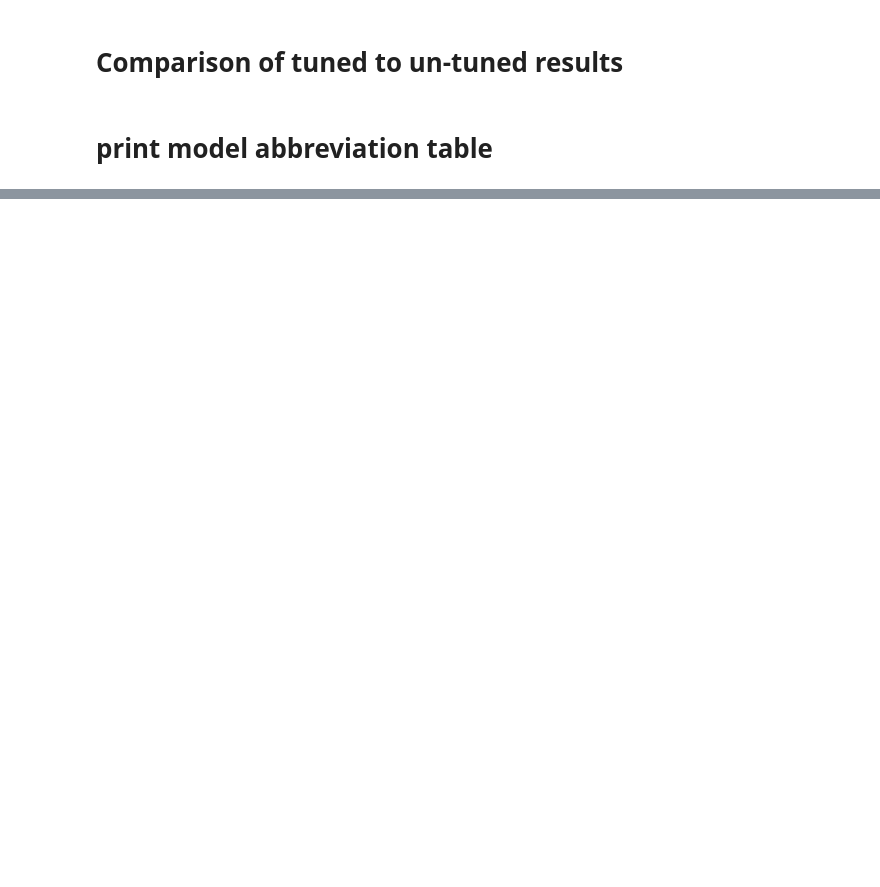
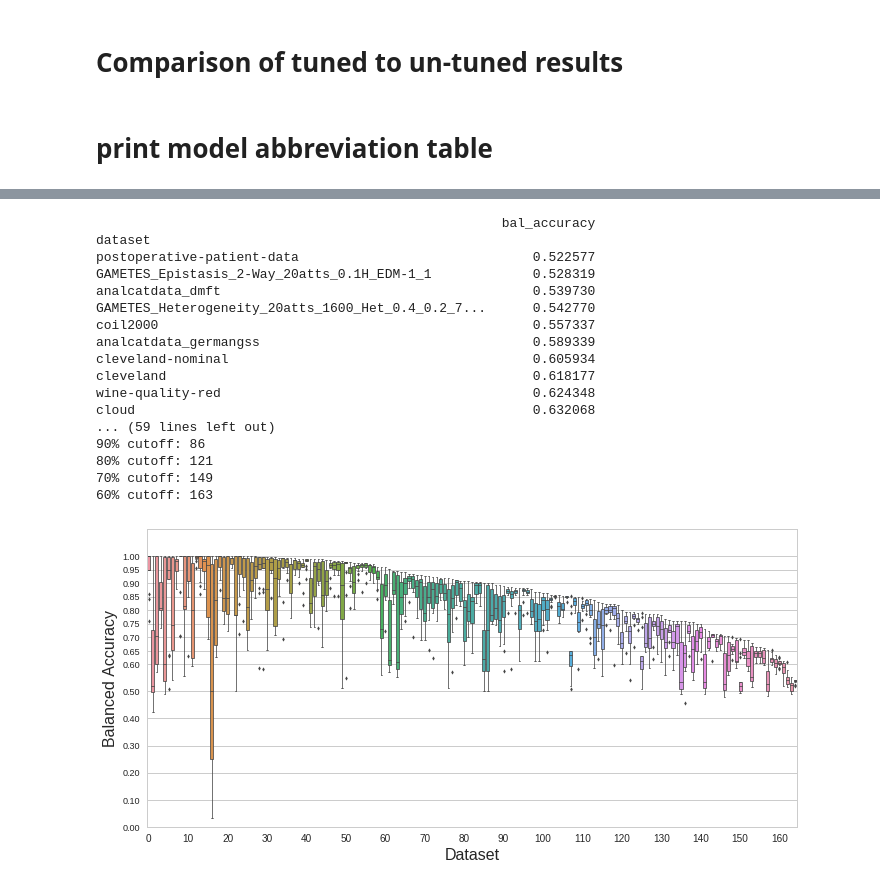
Before and after one commit to rhiever/sklearn-benchmarks, a Jupyter notebook: notebooks/analyze-sklearn-benchmark.ipynb, the cells around one changed output, grey strips where cells are left out. Saved outputs shown, nothing was run; the diff lists cells and outputs as text; code cells hidden in the pictures; blank space fills up the shorter version.

```diff
--- a/notebooks/analyze-sklearn-benchmark.ipynb
+++ b/notebooks/analyze-sklearn-benchmark.ipynb
@@ -796,7 +987,7 @@ import matplotlib.pyplot as plt
 %matplotlib inline
 import pandas as pd
 
-data = pd.read_csv('sklearn-benchmark4-data.tsv.gz', sep='\t', names=['dataset',
+data = pd.read_csv('sklearn-benchmark5-data-edited.tsv.gz', sep='\t', names=['dataset',
                                                                      'classifier',
                                                                      'parameters',
                                                                      'accuracy']).fillna('')
@@ -977,0 +1183,12 @@ for m in model_nice_dict:
+# %%
+import pandas as pd
+
+data = pd.read_csv('sklearn-benchmark5-data-edited.tsv.gz', sep='\t', names=['dataset',
+                                                                     'classifier',
+                                                                     'parameters',
+                                                                     'accuracy',
+                                                                     'macrof1',
+                                                                     'bal_accuracy']).fillna('')
+data = data.groupby(['dataset','classifier'])['bal_accuracy'].max().reset_index()
+
+print(data[:5])
@@ -977,0 +1209,61 @@ for m in model_nice_dict:
+# %%
+import seaborn as sns
+
+datan = data.groupby(['dataset']).max().sort('bal_accuracy',ascending=False)
+# print(datan)
+
+datamv = data.groupby(['dataset']).median()+data.groupby(['dataset']).var()
+datamv = datamv.sort('bal_accuracy',ascending=True)
+
+# for i in datamv.index:
+#     print(data[i,'bal_accuracy'])
+print(datamv[::2])
+# print(datan.index)
+
+print(data['dataset'][:5])
+plt.figure(figsize=(10,5))
+sns.set_style("whitegrid")
+s=sns.boxplot(data=data,x='dataset',y='bal_accuracy',order=datan.index,fliersize=3,linewidth=0.75)
+s.set_xticks(np.arange(len(np.unique(data['dataset'])),step=10))
+s.set_xticklabels(np.arange(len(np.unique(data['dataset'])),step=10))
+yticks = np.hstack((np.arange(0.6,step=0.1),np.arange(0.6,1.05,step=0.05)))
+s.set_yticks(yticks)
+s.set_yticklabels(['{0:.2f}'.format(x) for x in yticks],size=9)
+plt.ylim(0,1.1)
+plt.ylabel('Balanced Accuracy',size=16)
+plt.xlabel('Dataset',size=16)
+h = plt.gcf()
+h.tight_layout()
+h.savefig('figs/boxplot_all.pdf',bbox_inches='tight')
+h.savefig('figs/boxplot_all.png',bbox_inches='tight')
+
+
+print('90% cutoff:',len(datan[datan['bal_accuracy']>=0.9]))
+print('80% cutoff:',len(datan[datan['bal_accuracy']>=0.8]))
+print('70% cutoff:',len(datan[datan['bal_accuracy']>=0.7]))
+print('60% cutoff:',len(datan[datan['bal_accuracy']>=0.6]))
+
+# for i,d in enumerate(datan.index):
+
+#     print('data set ',i,':',data['dataset'][d])
+# plt.gca().set_xticks(np.arange(len(data),step=10))
+# plt.gca().set_xticklabels(str(np.arange(len(data),step=10)))
+# %% [output]
+                                                    bal_accuracy
+dataset
+postoperative-patient-data                              0.522577
+GAMETES_Epistasis_2-Way_20atts_0.1H_EDM-1_1             0.528319
+analcatdata_dmft                                        0.539730
+GAMETES_Heterogeneity_20atts_1600_Het_0.4_0.2_7...      0.542770
+coil2000                                                0.557337
+analcatdata_germangss                                   0.589339
+cleveland-nominal                                       0.605934
+cleveland                                               0.618177
+wine-quality-red                                        0.624348
+cloud                                                   0.632068
+... (59 lines left out)
+90% cutoff: 86
+80% cutoff: 121
+70% cutoff: 149
+60% cutoff: 163
+[figure, added]
```
Also changed, not shown: parts of 24 cells of this notebook, 2 other files.
